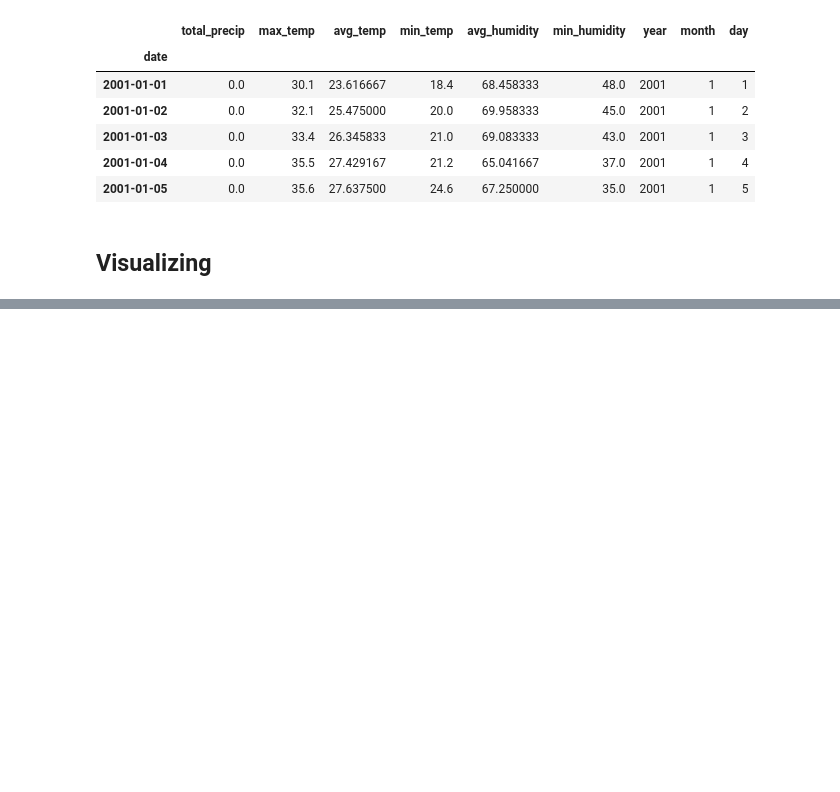
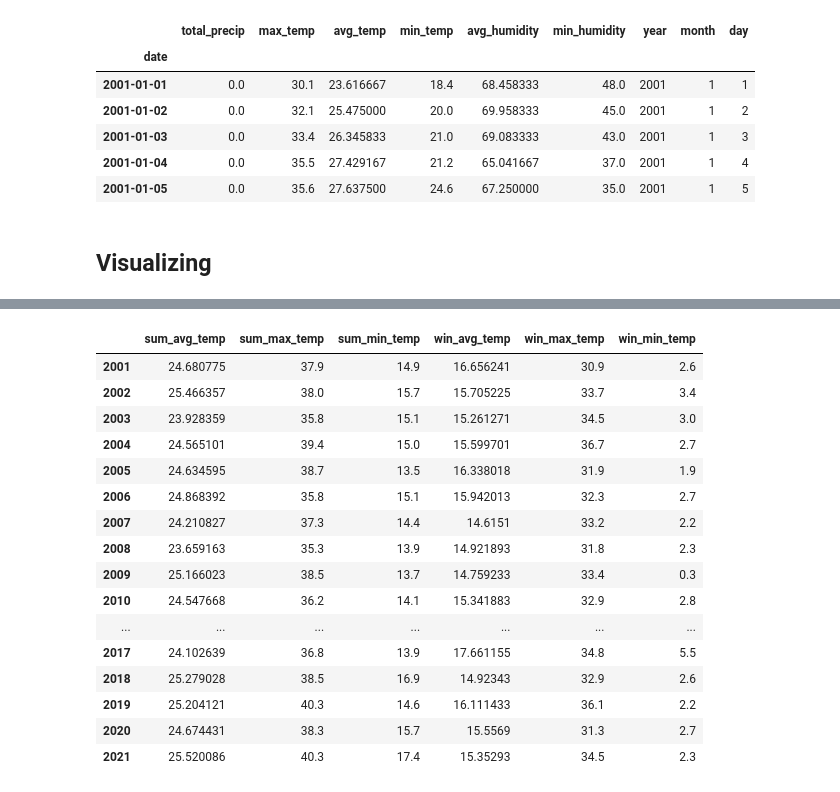
Before and after one commit to attrindade/poa-weather-analysis, a Jupyter notebook: weather-comparation.ipynb, the cells around one changed output, grey strips where cells are left out. Saved outputs shown, nothing was run; the diff lists cells and outputs as text; code cells hidden in the pictures; blank space fills up the shorter version.

```diff
--- a/weather-comparation.ipynb
+++ b/weather-comparation.ipynb
@@ -196,3 +225,40 @@ by_year = poaw.groupby(pd.Grouper(key='date',freq='Y')).mean()
+# %%
+# Creating year statistics data with summers and winters statistics
+seasons = pd.DataFrame(index=range(2001,2022),columns=['sum_avg_temp','sum_max_temp','sum_min_temp',
+                                                      'win_avg_temp','win_max_temp','win_min_temp'])
+for i in range(1,22):
+
+    year = 2000 + i
+
+    # Values for summer cols of 'seasons'
+    seasons.loc[year,'sum_avg_temp'] = summers[i]['avg_temp'].mean()
+    seasons.loc[year,'sum_max_temp'] = summers[i]['max_temp'].max()
+    seasons.loc[year,'sum_min_temp'] = summers[i]['min_temp'].min()
+
+    # Values for winters cols of 'seasons'
+    seasons.loc[year,'win_avg_temp'] = winters[i]['avg_temp'].mean()
+    seasons.loc[year,'win_max_temp'] = winters[i]['max_temp'].max()
+    seasons.loc[year,'win_min_temp'] = winters[i]['min_temp'].min()
+
+seasons
+# %% [output]
+|  | sum_avg_temp | sum_max_temp | sum_min_temp | win_avg_temp | win_max_temp | win_min_temp |
+| 2001 | 24.680775 | 37.9 | 14.9 | 16.656241 | 30.9 | 2.6 |
+| 2002 | 25.466357 | 38.0 | 15.7 | 15.705225 | 33.7 | 3.4 |
+| 2003 | 23.928359 | 35.8 | 15.1 | 15.261271 | 34.5 | 3.0 |
+| 2004 | 24.565101 | 39.4 | 15.0 | 15.599701 | 36.7 | 2.7 |
+| 2005 | 24.634595 | 38.7 | 13.5 | 16.338018 | 31.9 | 1.9 |
+| 2006 | 24.868392 | 35.8 | 15.1 | 15.942013 | 32.3 | 2.7 |
+| 2007 | 24.210827 | 37.3 | 14.4 | 14.6151 | 33.2 | 2.2 |
+| 2008 | 23.659163 | 35.3 | 13.9 | 14.921893 | 31.8 | 2.3 |
+| 2009 | 25.166023 | 38.5 | 13.7 | 14.759233 | 33.4 | 0.3 |
+| 2010 | 24.547668 | 36.2 | 14.1 | 15.341883 | 32.9 | 2.8 |
+| ... | ... | ... | ... | ... | ... | ... |
+| 2017 | 24.102639 | 36.8 | 13.9 | 17.661155 | 34.8 | 5.5 |
+| 2018 | 25.279028 | 38.5 | 16.9 | 14.92343 | 32.9 | 2.6 |
+| 2019 | 25.204121 | 40.3 | 14.6 | 16.111433 | 36.1 | 2.2 |
+| 2020 | 24.674431 | 38.3 | 15.7 | 15.5569 | 31.3 | 2.7 |
+| 2021 | 25.520086 | 40.3 | 17.4 | 15.35293 | 34.5 | 2.3 |
 # %%
 plt.figure(figsize=(12,8))
 poaw.plot(y='max_temp',figsize=(12,8))
```
Also changed, not shown: parts of 12 cells of this notebook.
